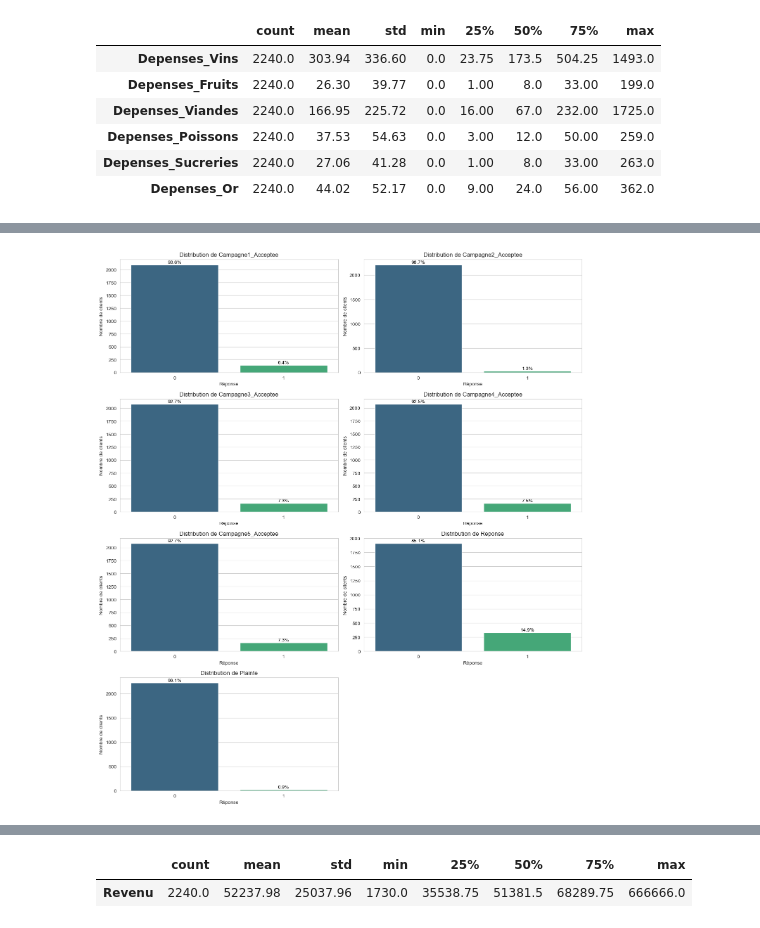
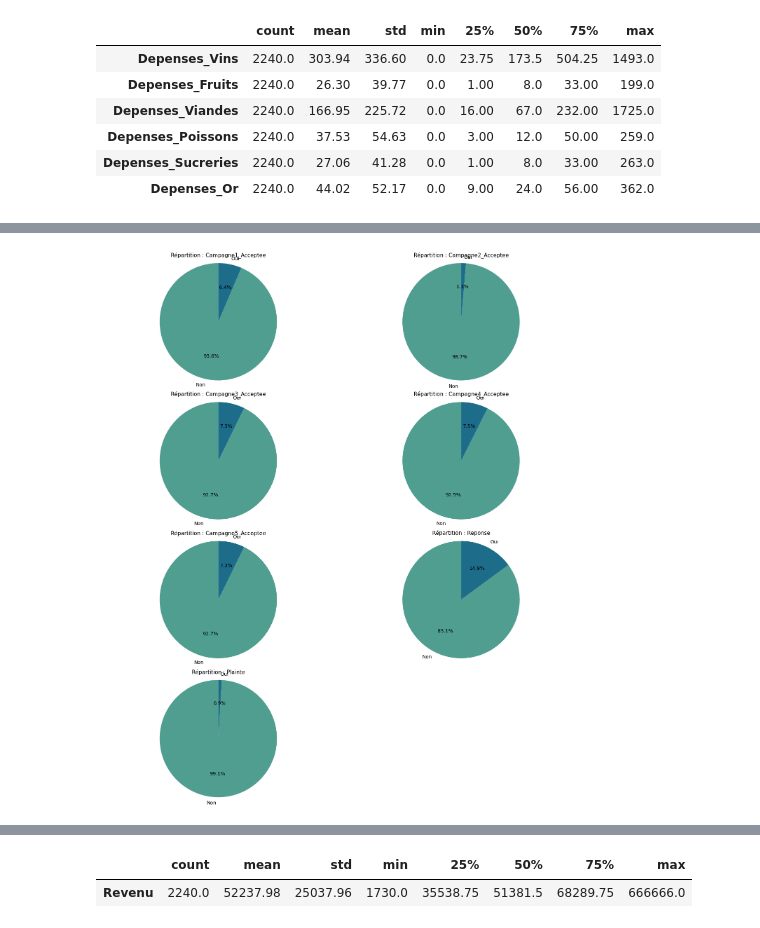
Before and after one commit to Hamdaoui1/AdOptima, a Jupyter notebook: main/classification-of-clients.ipynb, the cells around one changed output, grey strips where cells are left out. Drawn from its saved outputs; the diff is of its cells as text; code cells hidden in the pictures.

```diff
--- a/main/classification-of-clients.ipynb
+++ b/main/classification-of-clients.ipynb
@@ -386,14 +369,14 @@ with sns.axes_style("whitegrid"):
     # Parcours des variables pour créer des histogrammes et afficher la statistique descriptive
     for i, var in enumerate(depenses_variables):
         ax = axes[i]
-        sns.histplot(Data_Campagne[var], kde=True, ax=ax, color='#75DFC1', edgecolor='black')
+        sns.histplot(df_clients[var], kde=True, ax=ax, color='#75DFC1', edgecolor='black')
         ax.set_title(f'Distribution de {var}')
         ax.set_xlabel(var)
         ax.set_ylabel('Fréquence')
     plt.tight_layout()
     plt.show()
 
-stats_desc_table = Data_Campagne[depenses_variables].describe()
+stats_desc_table = df_clients[depenses_variables].describe()
 stats_desc_table = stats_desc_table.round(2)
 from IPython.display import display
 display(stats_desc_table.T)
@@ -422,45 +404,43 @@ display(stats_desc_table.T)
 # %%
 import seaborn as sns
 import matplotlib.pyplot as plt
 import pandas as pd
 
-# Supposons que la base de données soit correctement chargée dans Data_Campagne
-# Data_Campagne = pd.read_csv('chemin/vers/le/fichier.csv') # Remplacer par le chemin réel
+# Liste des colonnes liées aux réponses aux campagnes + plainte
+colonnes_campagnes = [
+    'Campagne1_Acceptee', 'Campagne2_Acceptee', 'Campagne3_Acceptee',
+    'Campagne4_Acceptee', 'Campagne5_Acceptee', 'Reponse', 'Plainte'
+]
 
-# Définition des variables relatives aux campagnes acceptées et la cible (Réponse)
-campagnes_variables = ['Campagne1_Acceptee', 'Campagne2_Acceptee', 'Campagne3_Acceptee',
-                       'Campagne4_Acceptee', 'Campagne5_Acceptee', 'Reponse', 'Plainte']
+# Création de la grille de graphiques (4 lignes, 2 colonnes)
+fig, axes = plt.subplots(4, 2, figsize=(14, 16))
+axes = axes.flatten()
 
-# Utilisation d'un contexte de style Seaborn temporaire pour cette cellule uniquement
-with sns.axes_style("whitegrid"):
-    # Création d'une figure avec plusieurs sous-graphiques
-    fig, axes = plt.subplots(4, 2, figsize=(14, 16))
+# Génération des graphiques circulaires
+for i, col in enumerate(colonnes_campagnes):
+    ax = axes[i]
 
-    # Aplatir le tableau des axes pour un accès facile
-    axes = axes.flatten()
+    # Comptage des modalités (0 ou 1)
+    repartition = df_clients[col].value_counts().sort_index()
+    valeurs = repartition.values
+    etiquettes = ['Non', 'Oui'] if len(repartition) == 2 else repartition.index
 
-    # Parcours des variables pour créer des histogrammes
-    for i, var in enumerate(campagnes_variables):
-        ax = axes[i]
-        total = Data_Campagne[var].notnull().sum()  # Total pour le calcul des pourcentages
-        countplot = sns.countplot(x=var, data=Data_Campagne, ax=ax, palette='viridis')
-        ax.set_title(f'Distribution de {var}')
-        ax.set_xlabel('Réponse')
-        ax.set_ylabel('Nombre de clients')
+    # Création du camembert
+    ax.pie(valeurs,
+           labels=etiquettes,
+           autopct='%1.1f%%',
+           startangle=90,
+           colors=sns.color_palette("crest", len(valeurs)))
 
-        # Ajout des pourcentages sur les barres
-        for p in ax.patches:
-            percentage = '{:.1f}%'.format(100 * p.get_height() / total)
-            x = p.get_x() + p.get_width() / 2
-            y = p.get_height()
-            ax.annotate(percentage, (x, y), ha='center', va='center', fontsize=10, color='black', xytext=(0, 5), textcoords='offset points')
+    ax.set_title(f'Répartition : {col}', fontsize=11)
+    ax.axis('equal')  # Cercle parfait
 
-    # Suppression des axes inutilisés si nécessaire
-    for j in range(i + 1, len(axes)):
-        fig.delaxes(axes[j])
+# Suppression des cases vides s’il y en a
+for j in range(len(colonnes_campagnes), len(axes)):
+    fig.delaxes(axes[j])
 
-    plt.tight_layout()
-    plt.show()
+plt.tight_layout()
+plt.show()
 # %% [output]
-[figure, old version]
+[figure, new version]
 # %% [markdown]
```
Also changed, not shown: parts of 78 cells of this notebook.
